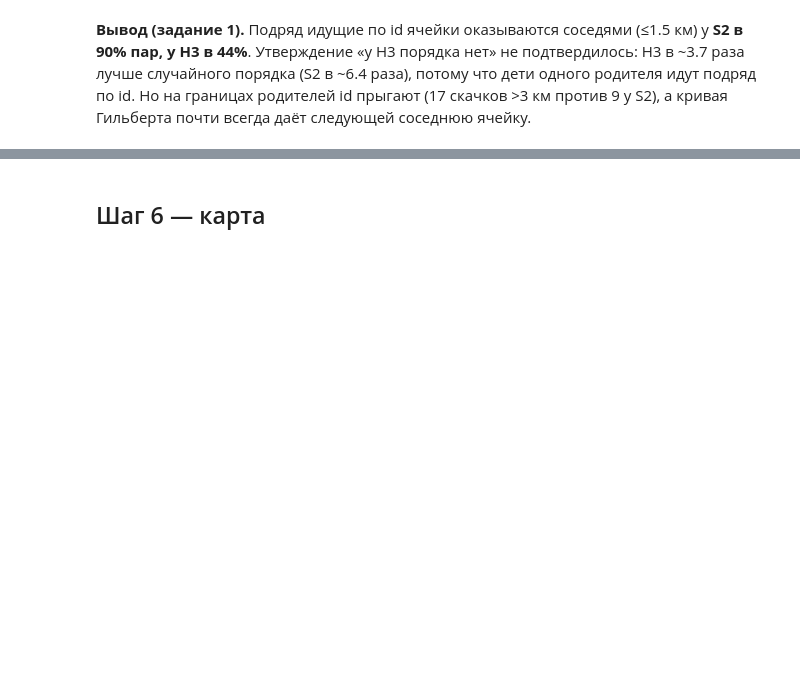
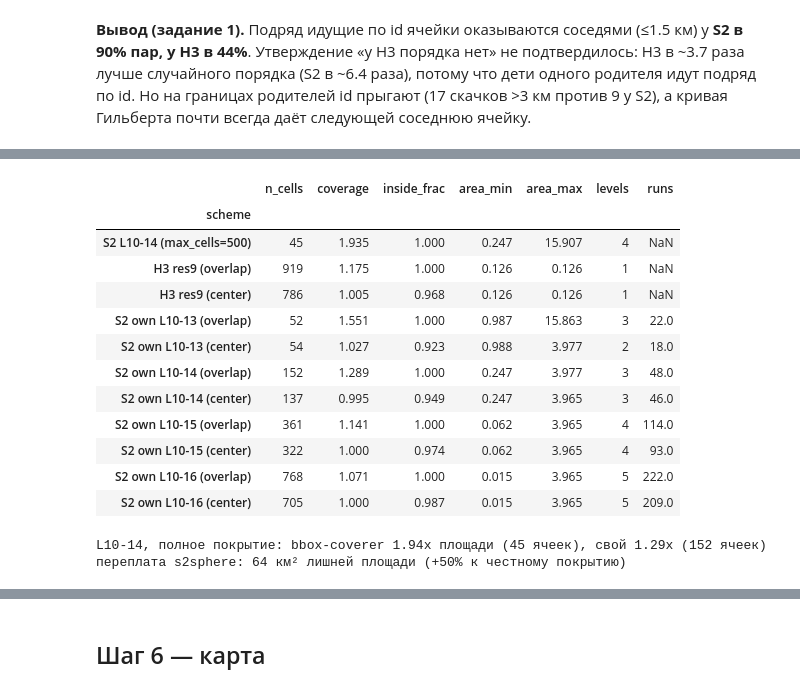
Before and after one commit to notsickbutfunni/DS-GIS-senior, a Jupyter notebook: m01_spatial_indexing/notebooks/m1_d4.ipynb, the cells around one changed output, grey strips where cells are left out. Cells and saved outputs as stored; diff of their text form; code cells hidden in the pictures; blank space fills up the shorter version.

Commit message:
module1(day4): Hilberts curve done

```diff
--- a/m01_spatial_indexing/notebooks/m1_d4.ipynb
+++ b/m01_spatial_indexing/notebooks/m1_d4.ipynb
@@ -335,0 +420,60 @@ assert order.loc["S2 L13 (clip)", "share_near"] > order.loc["H3 res8 (center)",
+# %%
+from shapely.prepared import prep
+
+def cover_s2_poly(poly, start_level=10, max_level=14, edge="overlap"):
+    prepared = prep(poly)
+    minx, miny, maxx, maxy = poly.bounds
+    rect = s2.LatLngRect(s2.LatLng.from_degrees(miny, minx), s2.LatLng.from_degrees(maxy, maxx))
+    rc = s2.RegionCoverer()
+    rc.min_level = rc.max_level = start_level
+    rc.max_cells = 10**6                                 # стартовая сетка без бюджета
+    stack, out = list(rc.get_covering(rect)), []
+    while stack:
+        cid = stack.pop()
+        cell = s2_cell_polygon(cid)
+        if not prepared.intersects(cell):                # снаружи
+            continue
+        if prepared.contains(cell):                      # целиком внутри: оставить крупной
+            out.append(cid)
+        elif cid.level() < max_level:                    # на границе: дробить
+            stack.extend(cid.children())
+        else:                                            # граница на max_level
+            ll = cid.to_lat_lng()
+            if edge == "overlap" or prepared.contains(Point(ll.lng().degrees, ll.lat().degrees)):
+                out.append(cid)
+    union = s2.CellUnion(out)
+    union.normalize()                                    # 4 брата -> родитель
+    return list(union.cell_ids())
+
+def s2_stats(name, ids):
+    r = stats(name, [s2_cell_polygon(i) for i in ids], [s2_cell_area_km2(i) for i in ids], [i.level() for i in ids])
+    r["runs"] = hilbert_runs(ids)
+    return r
+
+s2_own = {(L, edge): cover_s2_poly(POLY, 10, L, edge) for L in (13, 14, 15, 16) for edge in ("overlap", "center")}
+own = pd.DataFrame([s2_stats(f"S2 own L10-{L} ({edge})", ids) for (L, edge), ids in s2_own.items()]).set_index("scheme")
+cmp3 = pd.concat([cmp.loc[["S2 L10-14 (max_cells=500)", "H3 res9 (overlap)", "H3 res9 (center)"]], own])
+display(cmp3[["n_cells", "coverage", "inside_frac", "area_min", "area_max", "levels", "runs"]].round(3))
+
+bbox, fair = cmp.loc["S2 L10-14 (max_cells=500)"], own.loc["S2 own L10-14 (overlap)"]
+print(f"L10-14, полное покрытие: bbox-coverer {bbox.coverage:.2f}x площади ({bbox.n_cells:.0f} ячеек), "
+      f"свой {fair.coverage:.2f}x ({fair.n_cells:.0f} ячеек)")
+print(f"переплата s2sphere: {(bbox.coverage - fair.coverage) * POLY_KM2:.0f} км² лишней площади "
+      f"(+{bbox.coverage / fair.coverage - 1:.0%} к честному покрытию)")
+assert fair.coverage < bbox.coverage and fair.inside_frac > 0.999
+# %% [output]
+|  | n_cells | coverage | inside_frac | area_min | area_max | levels | runs |
+| scheme |  |  |  |  |  |  |  |
+| S2 L10-14 (max_cells=500) | 45 | 1.935 | 1.000 | 0.247 | 15.907 | 4 | NaN |
+| H3 res9 (overlap) | 919 | 1.175 | 1.000 | 0.126 | 0.126 | 1 | NaN |
+| H3 res9 (center) | 786 | 1.005 | 0.968 | 0.126 | 0.126 | 1 | NaN |
+| S2 own L10-13 (overlap) | 52 | 1.551 | 1.000 | 0.987 | 15.863 | 3 | 22.0 |
+| S2 own L10-13 (center) | 54 | 1.027 | 0.923 | 0.988 | 3.977 | 2 | 18.0 |
+| S2 own L10-14 (overlap) | 152 | 1.289 | 1.000 | 0.247 | 3.977 | 3 | 48.0 |
+| S2 own L10-14 (center) | 137 | 0.995 | 0.949 | 0.247 | 3.965 | 3 | 46.0 |
+| S2 own L10-15 (overlap) | 361 | 1.141 | 1.000 | 0.062 | 3.965 | 4 | 114.0 |
+| S2 own L10-15 (center) | 322 | 1.000 | 0.974 | 0.062 | 3.965 | 4 | 93.0 |
+| S2 own L10-16 (overlap) | 768 | 1.071 | 1.000 | 0.015 | 3.965 | 5 | 222.0 |
+| S2 own L10-16 (center) | 705 | 1.000 | 0.987 | 0.015 | 3.965 | 5 | 209.0 |
+L10-14, полное покрытие: bbox-coverer 1.94x площади (45 ячеек), свой 1.29x (152 ячеек)
+переплата s2sphere: 64 км² лишней площади (+50% к честному покрытию)
```
Also changed, not shown: parts of 13 cells of this notebook, 2 other files.
